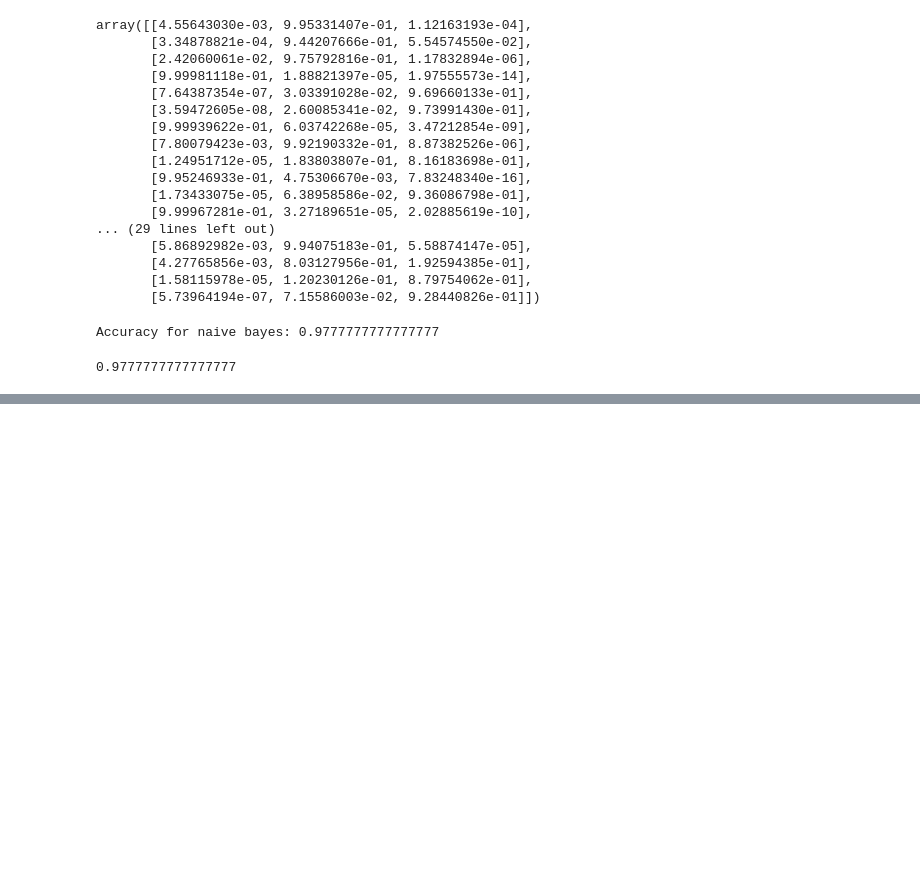
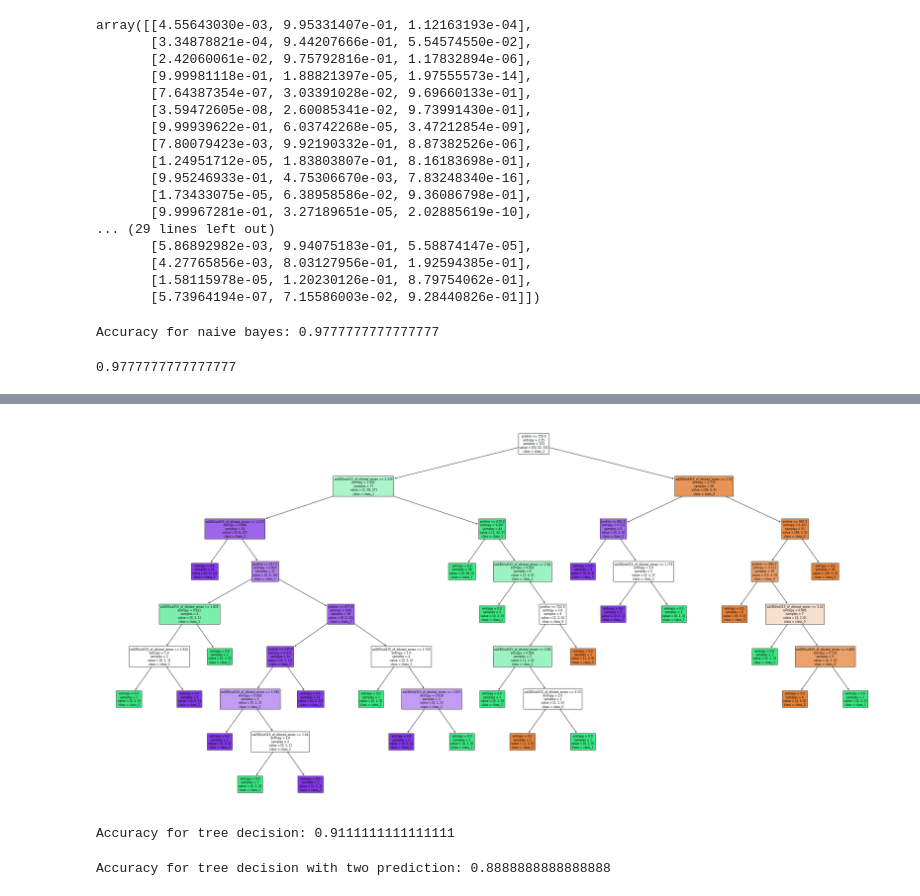
Before and after one commit to Stynic/train_ml_math, a Jupyter notebook: ml/low_level/module_5/notebook_5.ipynb, the cells around one changed output, grey strips where cells are left out. Drawn from its saved outputs; the diff is of its cells as text; code cells hidden in the pictures; blank space fills up the shorter version.

```diff
--- a/ml/low_level/module_5/notebook_5.ipynb
+++ b/ml/low_level/module_5/notebook_5.ipynb
@@ -452,0 +507,26 @@ naive_class.score(x_test, y_test)
+# %%
+tree_model2 = DecisionTreeClassifier(criterion='entropy').fit(x2_train, y2_train)
+
+fig, axe = plt.subplots(figsize=(40,20))
+plot_tree(tree_model2,
+          ax=axe,
+          feature_names=split_data.columns,
+          class_names=load_wine().target_names,
+       filled=True)
+
+
+plt.show()
+# %% [output]
+[figure, added]
+# %%
+predictions = tree_model.predict(x_test)
+tree_accuracy = accuracy_score(y_test, predictions)
+print('Accuracy for tree decision:', tree_accuracy)
+# %% [output]
+Accuracy for tree decision: 0.9111111111111111
+# %%
+predictions2 = tree_model2.predict(x2_test)
+tree_accuracy = accuracy_score(y2_test, predictions2)
+print('Accuracy for tree decision with two prediction:', tree_accuracy)
+# %% [output]
+Accuracy for tree decision with two prediction: 0.8888888888888888
```
Also changed, not shown: parts of 7 cells of this notebook.
